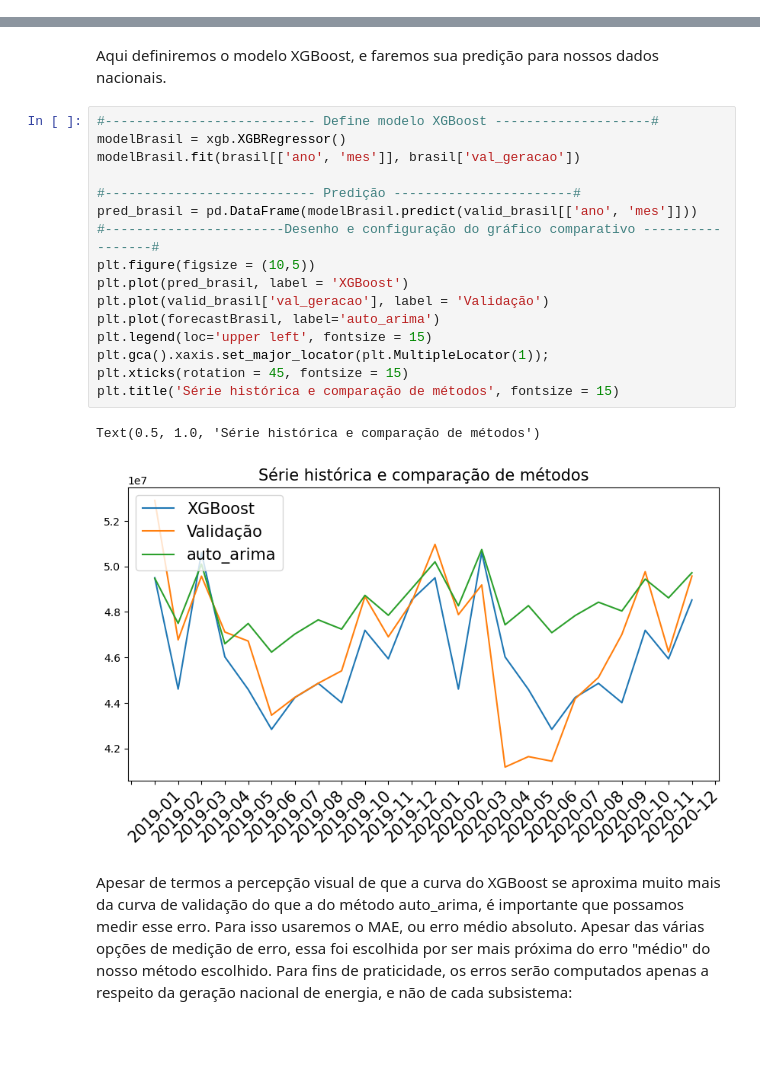
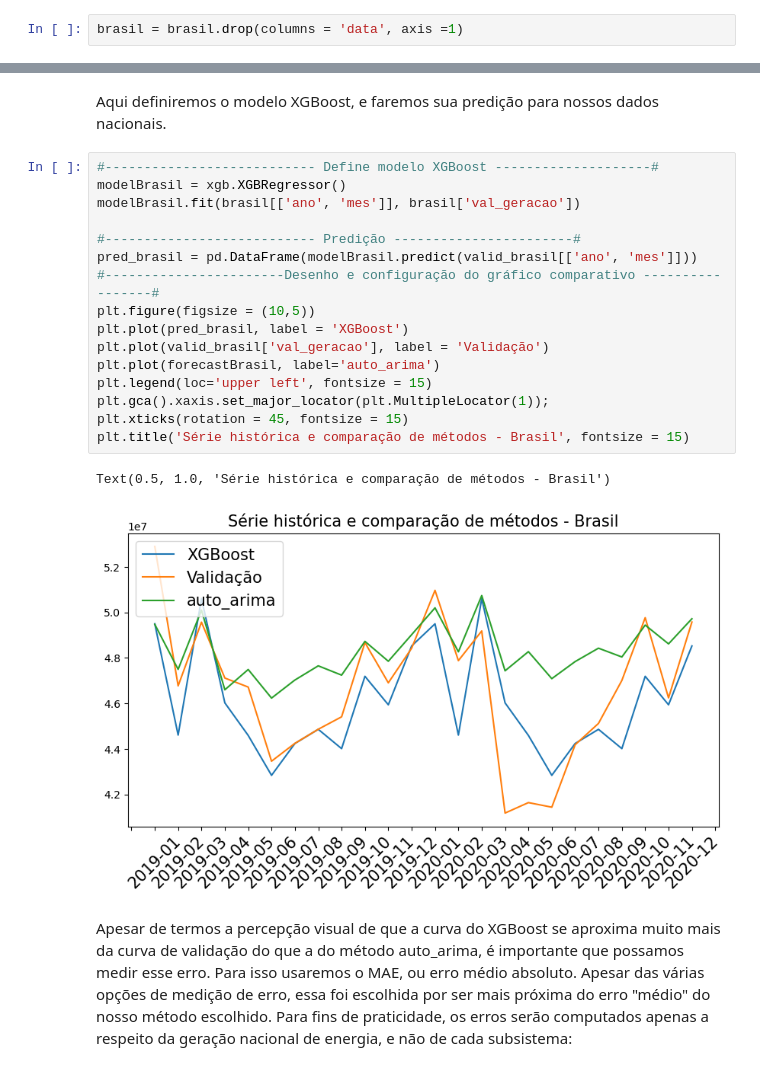
Before and after one commit to ppbgarcia/bootcamp20241, a Jupyter notebook: eda.ipynb, the cells around one changed output, grey strips where cells are left out. Saved outputs shown, nothing was run; the diff lists cells and outputs as text; blank space fills up the shorter version.

```diff
--- a/eda.ipynb
+++ b/eda.ipynb
@@ -128,3 +154,5 @@ KeyError: 'ano'
+# %%
+brasil = brasil.drop(columns = 'data', axis =1)
 # %% [markdown]
 Com apenas uma inspeção visual, podemos observar que o mês de abril teve uma geração bem menor que os outros meses, causando essa queda brusca que vemos no gráfico geral. Podemos buscar nos jornais o que pode ter acontecido nesse período, caso não seja um erro nos dados. (Procurei nos jornais da época e não encontrei nenhuma anomalia a respeito da geração de energia elétrica)
 # %% [markdown]
@@ -329,22 +372,22 @@ Aqui definiremos o modelo XGBoost, e faremos sua predição para nossos dados na
 # %%
 #--------------------------- Define modelo XGBoost --------------------#
 modelBrasil = xgb.XGBRegressor()
 modelBrasil.fit(brasil[['ano', 'mes']], brasil['val_geracao'])
 
 #--------------------------- Predição -----------------------#
 pred_brasil = pd.DataFrame(modelBrasil.predict(valid_brasil[['ano', 'mes']]))
 #-----------------------Desenho e configuração do gráfico comparativo -----------------#
 plt.figure(figsize = (10,5))
 plt.plot(pred_brasil, label = 'XGBoost')
 plt.plot(valid_brasil['val_geracao'], label = 'Validação')
 plt.plot(forecastBrasil, label='auto_arima')
 plt.legend(loc='upper left', fontsize = 15)
 plt.gca().xaxis.set_major_locator(plt.MultipleLocator(1));
 plt.xticks(rotation = 45, fontsize = 15)
-plt.title('Série histórica e comparação de métodos', fontsize = 15)
+plt.title('Série histórica e comparação de métodos - Brasil', fontsize = 15)
 # %% [output]
-Text(0.5, 1.0, 'Série histórica e comparação de métodos')
+Text(0.5, 1.0, 'Série histórica e comparação de métodos - Brasil')
-[figure, old version]
+[figure, new version]
 # %% [markdown]
 Apesar de termos a percepção visual de que a curva do XGBoost se aproxima muito mais da curva de validação do que a do método auto_arima, é importante que possamos medir esse erro. Para isso usaremos o MAE, ou erro médio absoluto. Apesar das várias opções de medição de erro, essa foi escolhida por ser mais próxima do erro "médio" do nosso método escolhido. Para fins de praticidade, os erros serão computados apenas a respeito da geração nacional de energia, e não de cada subsistema:
 # %%
```
Also changed, not shown: parts of 10 cells of this notebook.
